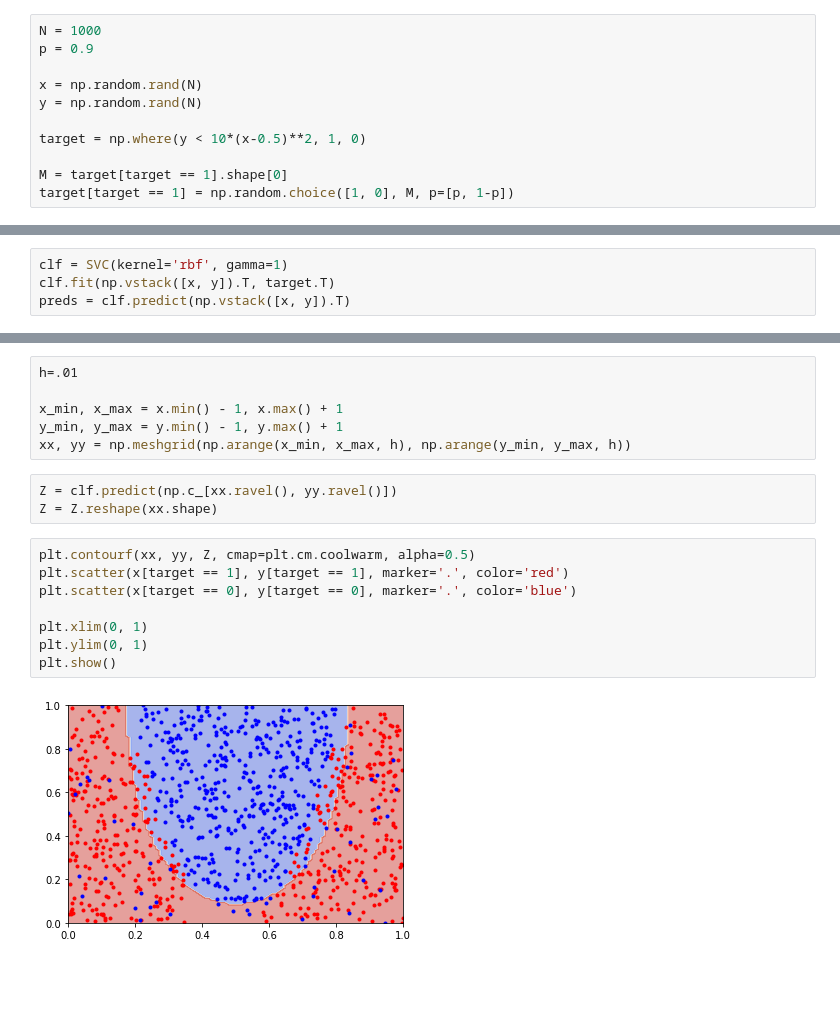
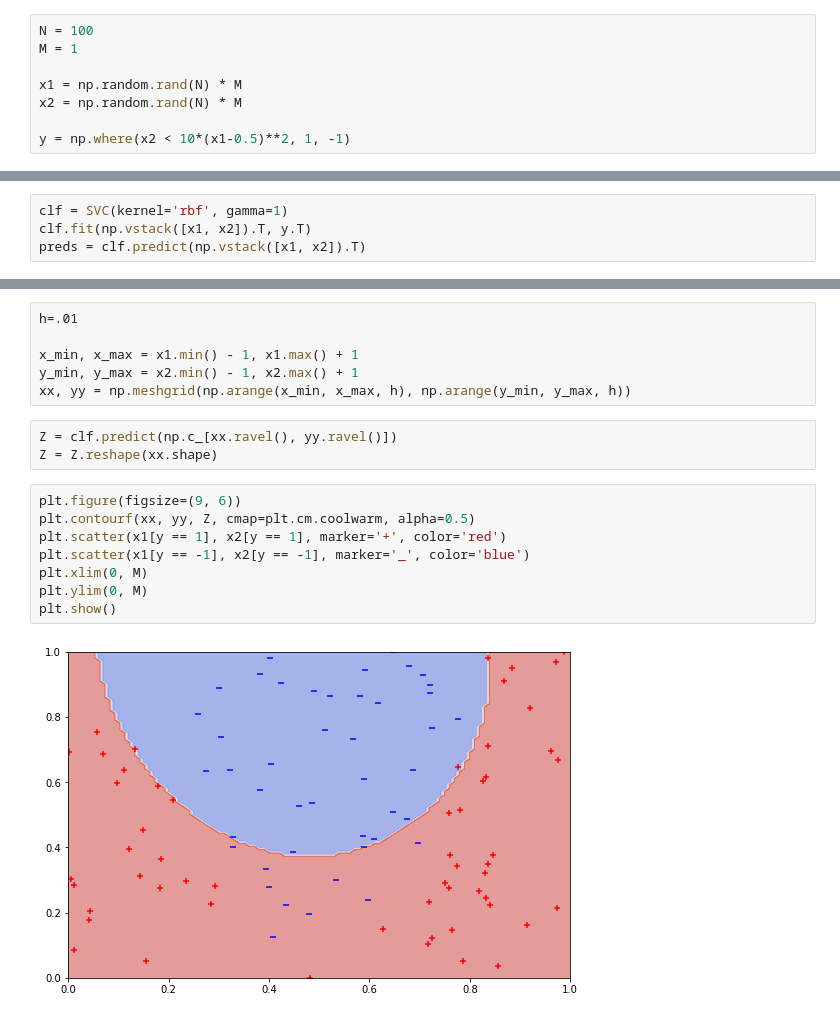
Before and after one commit to N0rdream/maths-for-ds-course, a Jupyter notebook: hw03.ipynb, the cells around one changed output, grey strips where cells are left out. Saved outputs shown, nothing was run; the diff lists cells and outputs as text; blank space fills up the shorter version.

```diff
--- a/hw03.ipynb
+++ b/hw03.ipynb
@@ -66,14 +130,11 @@ plt.show()
 # %% [markdown]
 ### Генерация классов
 # %%
-N = 1000
-p = 0.9
+N = 100
+M = 1
 
-x = np.random.rand(N)
-y = np.random.rand(N)
+x1 = np.random.rand(N) * M
+x2 = np.random.rand(N) * M
 
-target = np.where(y < 10*(x-0.5)**2, 1, 0)
-
-M = target[target == 1].shape[0]
-target[target == 1] = np.random.choice([1, 0], M, p=[p, 1-p])
+y = np.where(x2 < 10*(x1-0.5)**2, 1, -1)
 # %%
@@ -99,6 +182,6 @@ np.sum(preds == target) / target.shape[0]
 ### Предсказание на обучающей выборке ("rbf" kernel)
 # %%
 clf = SVC(kernel='rbf', gamma=1)
-clf.fit(np.vstack([x, y]).T, target.T)
-preds = clf.predict(np.vstack([x, y]).T)
+clf.fit(np.vstack([x1, x2]).T, y.T)
+preds = clf.predict(np.vstack([x1, x2]).T)
 # %%
@@ -110,19 +193,19 @@ np.sum(preds == target) / target.shape[0]
 # %%
 h=.01
 
-x_min, x_max = x.min() - 1, x.max() + 1
-y_min, y_max = y.min() - 1, y.max() + 1
+x_min, x_max = x1.min() - 1, x1.max() + 1
+y_min, y_max = x2.min() - 1, x2.max() + 1
 xx, yy = np.meshgrid(np.arange(x_min, x_max, h), np.arange(y_min, y_max, h))
 # %%
 Z = clf.predict(np.c_[xx.ravel(), yy.ravel()])
 Z = Z.reshape(xx.shape)
 # %%
+plt.figure(figsize=(9, 6))
 plt.contourf(xx, yy, Z, cmap=plt.cm.coolwarm, alpha=0.5)
-plt.scatter(x[target == 1], y[target == 1], marker='.', color='red')
-plt.scatter(x[target == 0], y[target == 0], marker='.', color='blue')
-
-plt.xlim(0, 1)
-plt.ylim(0, 1)
+plt.scatter(x1[y == 1], x2[y == 1], marker='+', color='red')
+plt.scatter(x1[y == -1], x2[y == -1], marker='_', color='blue')
+plt.xlim(0, M)
+plt.ylim(0, M)
 plt.show()
 # %% [output]
-[figure, old version]
+[figure, new version]
```
Also changed, not shown: parts of 28 cells of this notebook.
